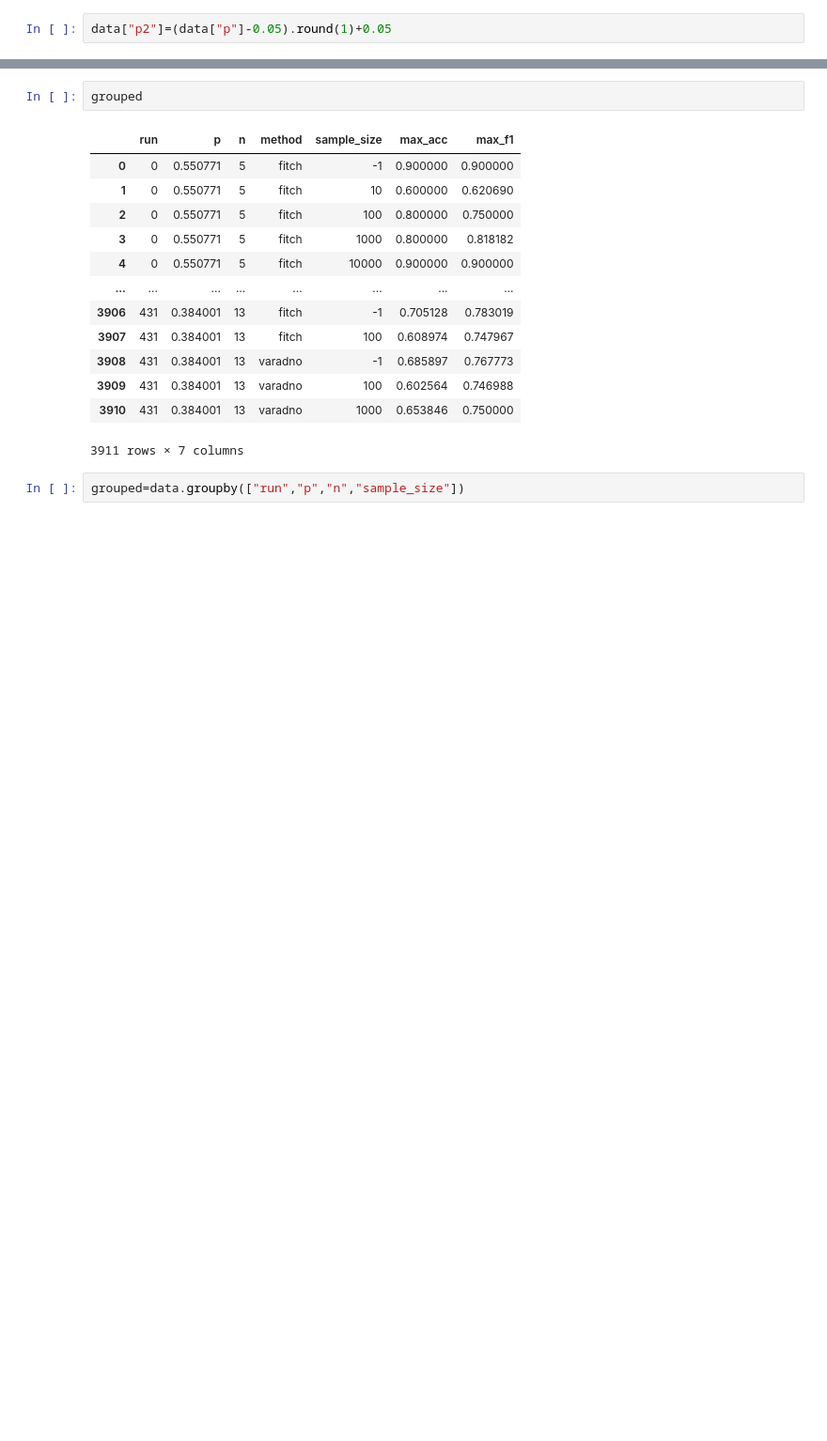
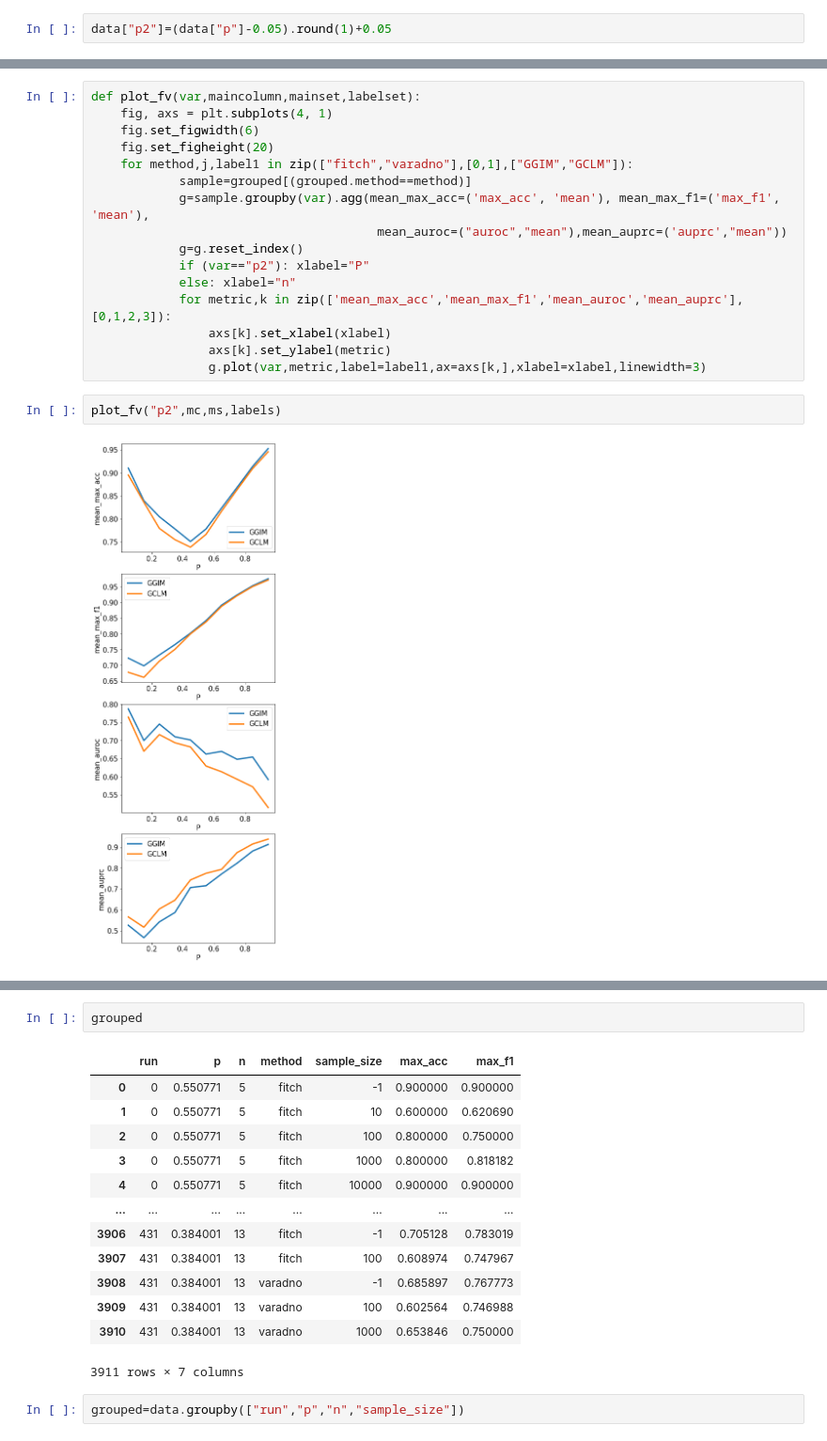
Before and after one commit to pirokinsis/master, a Jupyter notebook: draw_graphs.ipynb, the cells around one changed output, grey strips where cells are left out. Shown: that part at 94% size. Saved outputs shown, nothing was run; the diff lists cells and outputs as text; blank space fills up the shorter version.

```diff
--- a/draw_graphs.ipynb
+++ b/draw_graphs.ipynb
@@ -59,0 +135,20 @@ for method,j in zip(["fitch","varadno"],[0,1]):
+# %%
+def plot_fv(var,maincolumn,mainset,labelset):
+    fig, axs = plt.subplots(4, 1)
+    fig.set_figwidth(6)
+    fig.set_figheight(20)
+    for method,j,label1 in zip(["fitch","varadno"],[0,1],["GGIM","GCLM"]):
+            sample=grouped[(grouped.method==method)]
+            g=sample.groupby(var).agg(mean_max_acc=('max_acc', 'mean'), mean_max_f1=('max_f1', 'mean'),
+                                       mean_auroc=("auroc","mean"),mean_auprc=('auprc',"mean"))
+            g=g.reset_index()
+            if (var=="p2"): xlabel="P"
+            else: xlabel="n"
+            for metric,k in zip(['mean_max_acc','mean_max_f1','mean_auroc','mean_auprc'],[0,1,2,3]):
+                axs[k].set_xlabel(xlabel)
+                axs[k].set_ylabel(metric)
+                g.plot(var,metric,label=label1,ax=axs[k,],xlabel=xlabel,linewidth=3)
+# %%
+plot_fv("p2",mc,ms,labels)
+# %% [output]
+[figure, added]
```
Also changed, not shown: parts of 24 cells of this notebook, 15 other files.
